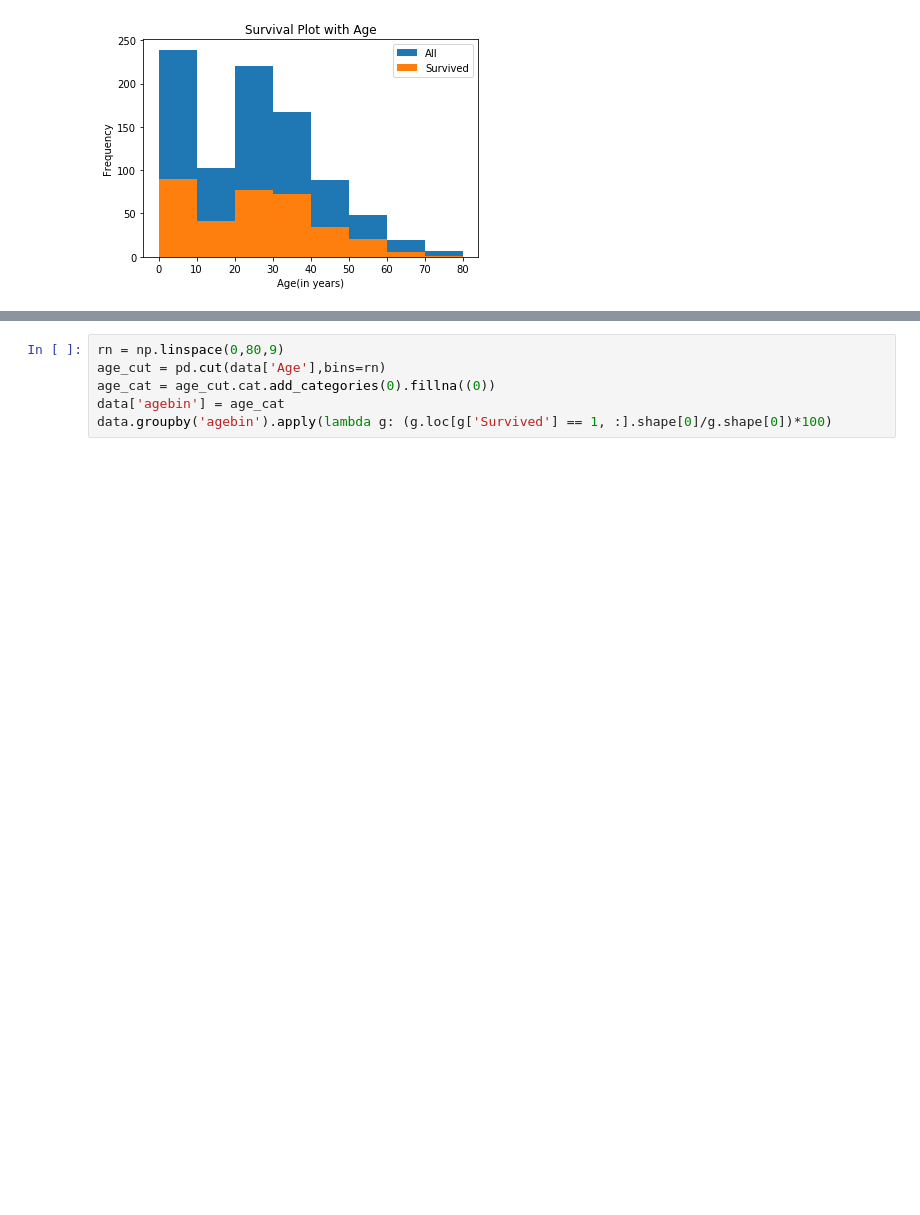
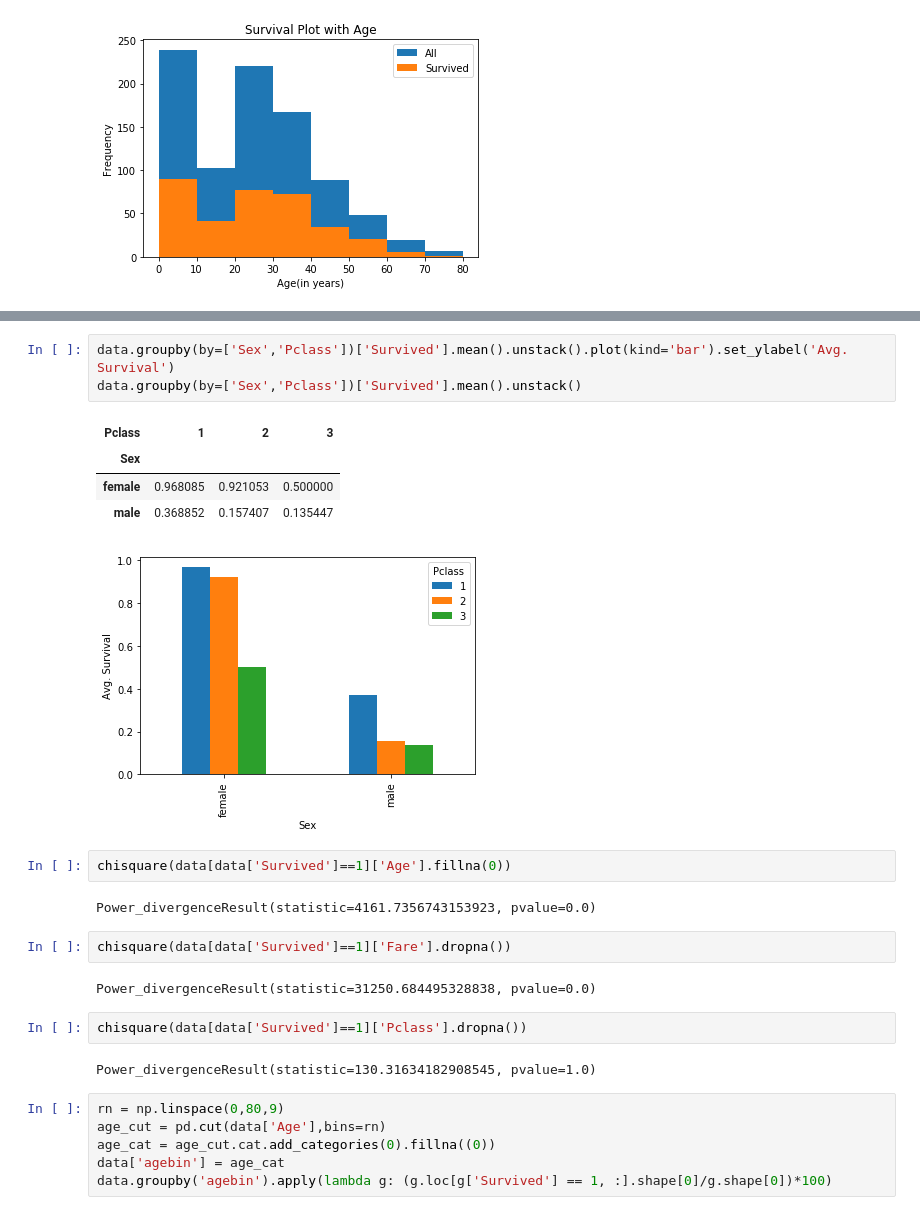
Before and after one commit to ravitejalvr/DAND-P1, a Jupyter notebook: DAND Project-1.ipynb, the cells around one changed output, grey strips where cells are left out. Drawn from its saved outputs; the diff is of its cells as text; blank space fills up the shorter version.

```diff
--- a/DAND Project-1.ipynb
+++ b/DAND Project-1.ipynb
@@ -156,3 +167,24 @@ plt.title('Survival Plot with Age')
+# %%
+data.groupby(by=['Sex','Pclass'])['Survived'].mean().unstack().plot(kind='bar').set_ylabel('Avg. Survival')
+data.groupby(by=['Sex','Pclass'])['Survived'].mean().unstack()
+# %% [output]
+| Pclass | 1 | 2 | 3 |
+| Sex |  |  |  |
+| female | 0.968085 | 0.921053 | 0.500000 |
+| male | 0.368852 | 0.157407 | 0.135447 |
+[figure, added]
+# %%
+chisquare(data[data['Survived']==1]['Age'].fillna(0))
+# %% [output]
+Power_divergenceResult(statistic=4161.7356743153923, pvalue=0.0)
+# %%
+chisquare(data[data['Survived']==1]['Fare'].dropna())
+# %% [output]
+Power_divergenceResult(statistic=31250.684495328838, pvalue=0.0)
+# %%
+chisquare(data[data['Survived']==1]['Pclass'].dropna())
+# %% [output]
+Power_divergenceResult(statistic=130.31634182908545, pvalue=1.0)
 # %%
 rn = np.linspace(0,80,9)
 age_cut = pd.cut(data['Age'],bins=rn)
```
Also changed, not shown: parts of 6 cells of this notebook, 1 other file.
